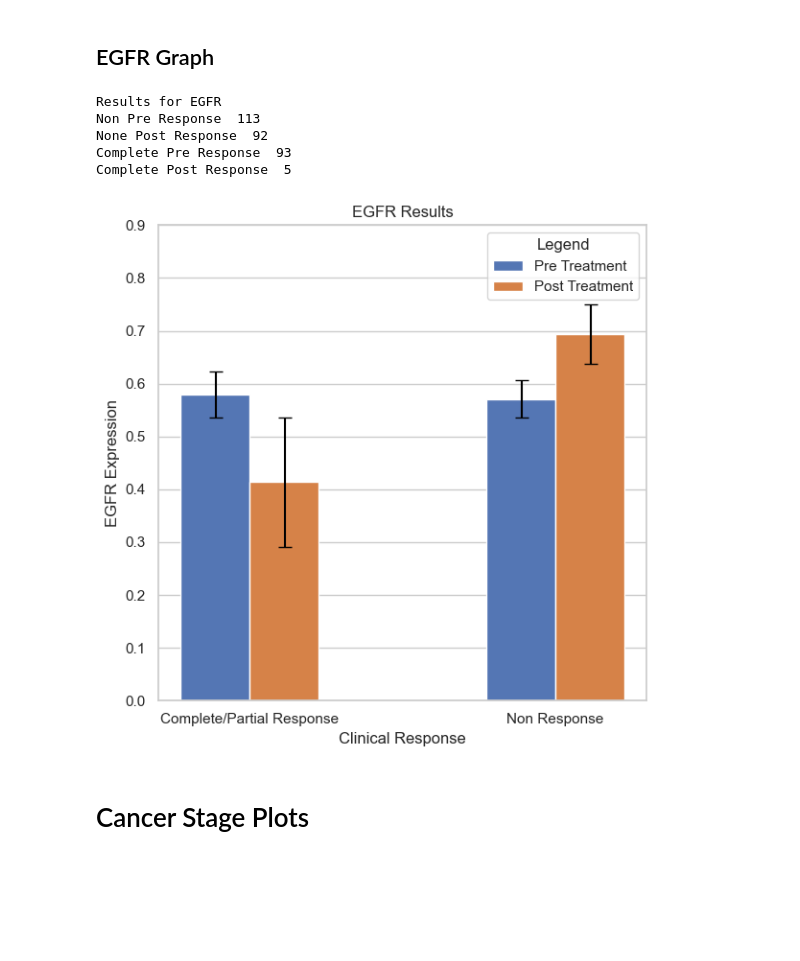
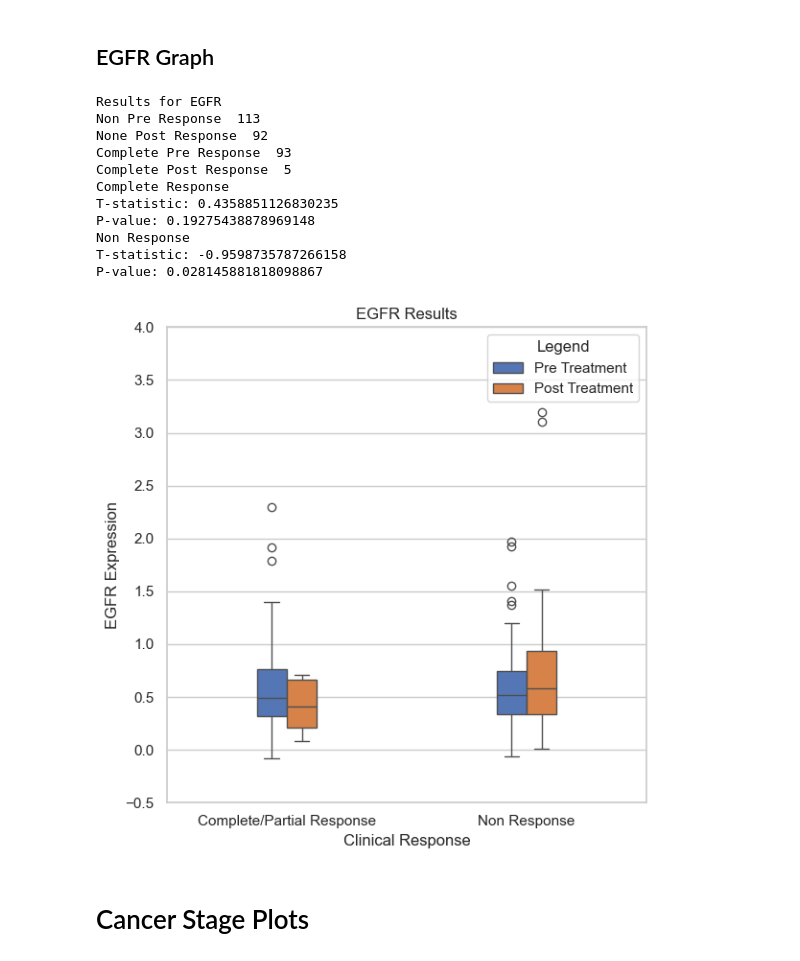
Before and after one commit to AdithyaBollu/ERBB2-Data-with-Code, a Jupyter notebook: ERBB2_Graph_Code.ipynb, the cells around one changed output. Cells and saved outputs as stored; diff of their text form; code cells hidden in the pictures; blank space fills up the shorter version.

Commit message:
Added Box Plots
-Changed Bar plots to Box Plots

```diff
--- a/ERBB2_Graph_Code.ipynb
+++ b/ERBB2_Graph_Code.ipynb
@@ -162,14 +164,20 @@ Complete Post Response  5
 # %% [markdown]
 ## EGFR Graph
 # %%
-plot_complete_vs_non_response(pre_index=-6, post_index=-1, receptor="EGFR", set_y_ticks=True)
+plot_complete_vs_non_response(pre_index=-6, post_index=-1, receptor="EGFR", set_y_ticks=True, start=-0.5, end=4.5, step=0.5)
 # %% [output]
 Results for EGFR
 Non Pre Response  113
 None Post Response  92
 Complete Pre Response  93
 Complete Post Response  5
+Complete Response
+T-statistic: 0.4358851126830235
+P-value: 0.19275438878969148
+Non Response
+T-statistic: -0.9598735787266158
+P-value: 0.028145881818098867
-[figure, old version]
+[figure, new version]
 # %% [markdown]
 # Cancer Stage Plots
 # %% [markdown]
```
Also changed, not shown: parts of 10 cells of this notebook.
